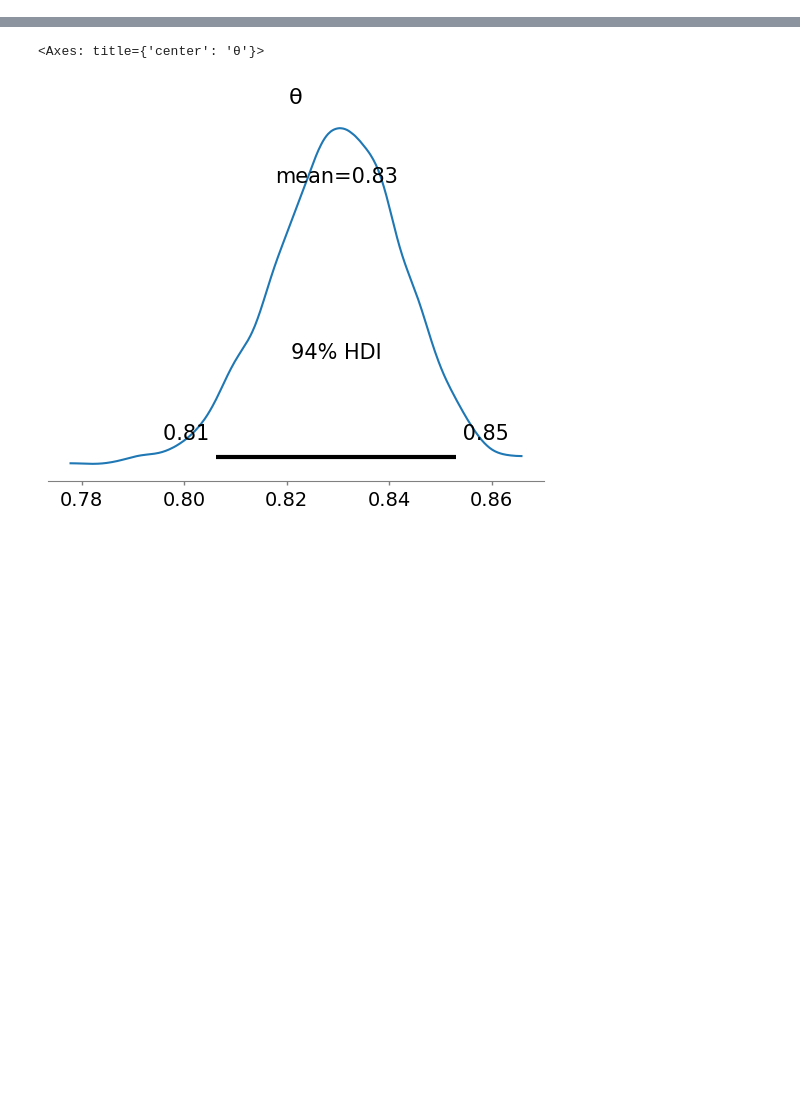
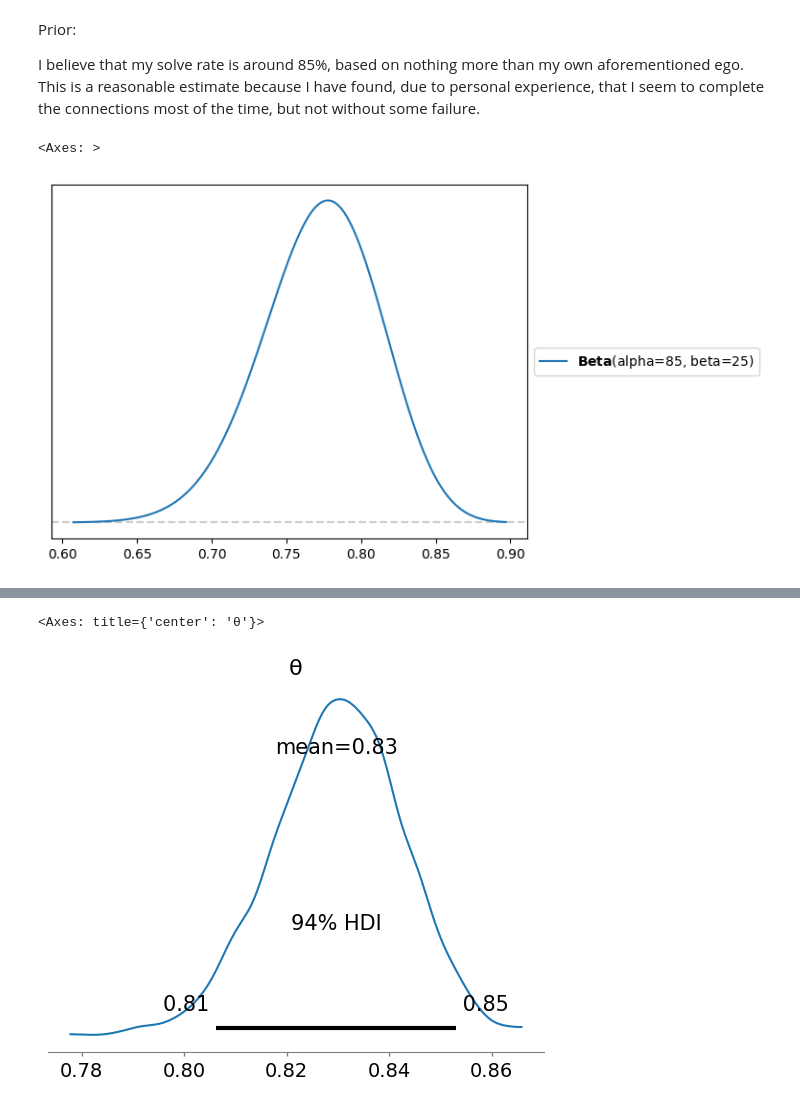
Before and after one commit to sashavlasits/Data-Science, a Jupyter notebook: Unit2/SashVlasU2proj_.ipynb, the cells around one changed output, grey strips where cells are left out. Saved outputs shown, nothing was run; the diff lists cells and outputs as text; code cells hidden in the pictures; blank space fills up the shorter version.

```diff
--- a/Unit2/SashVlasU2proj_.ipynb
+++ b/Unit2/SashVlasU2proj_.ipynb
@@ -20,0 +34,9 @@ import arviz as az
+# %% [markdown]
+Prior:
+
+I believe that my solve rate is around 85%, based on nothing more than my own aforementioned ego. This is a reasonable estimate because I have found, due to personal experience, that I seem to complete the connections most of the time, but not without some failure.
+# %%
+pz.Beta(alpha=85,beta=25).plot_pdf()
+# %% [output]
+<Axes: >
+[figure, added]
```
Also changed, not shown: parts of 6 cells of this notebook.
